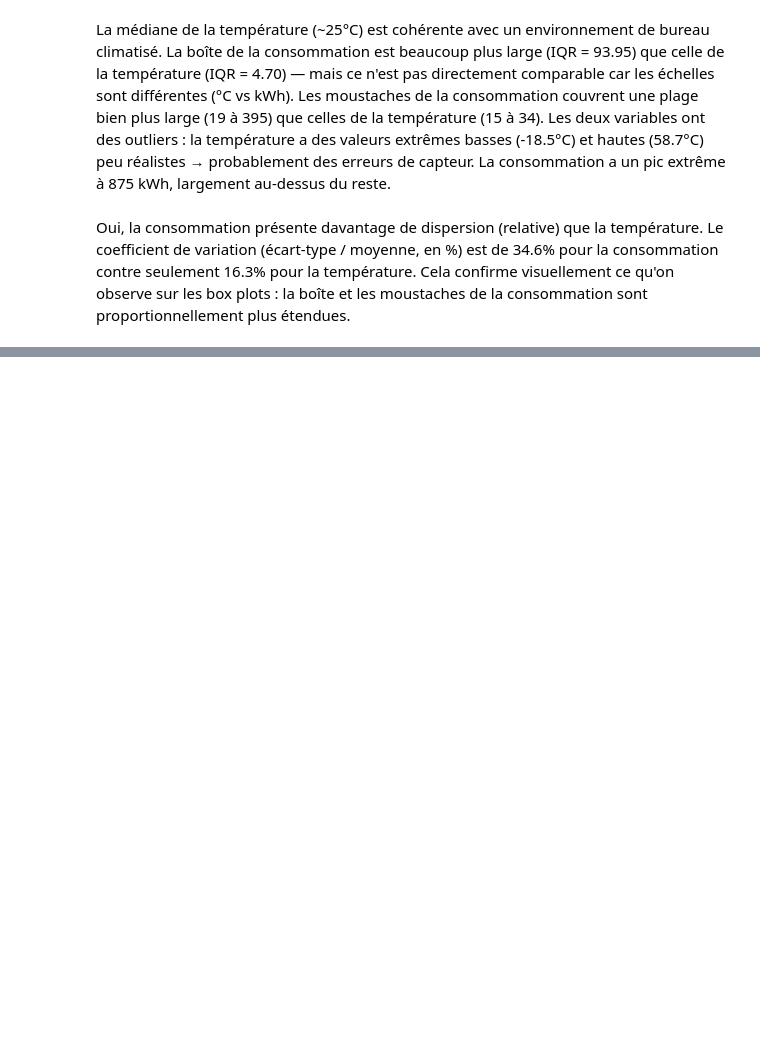
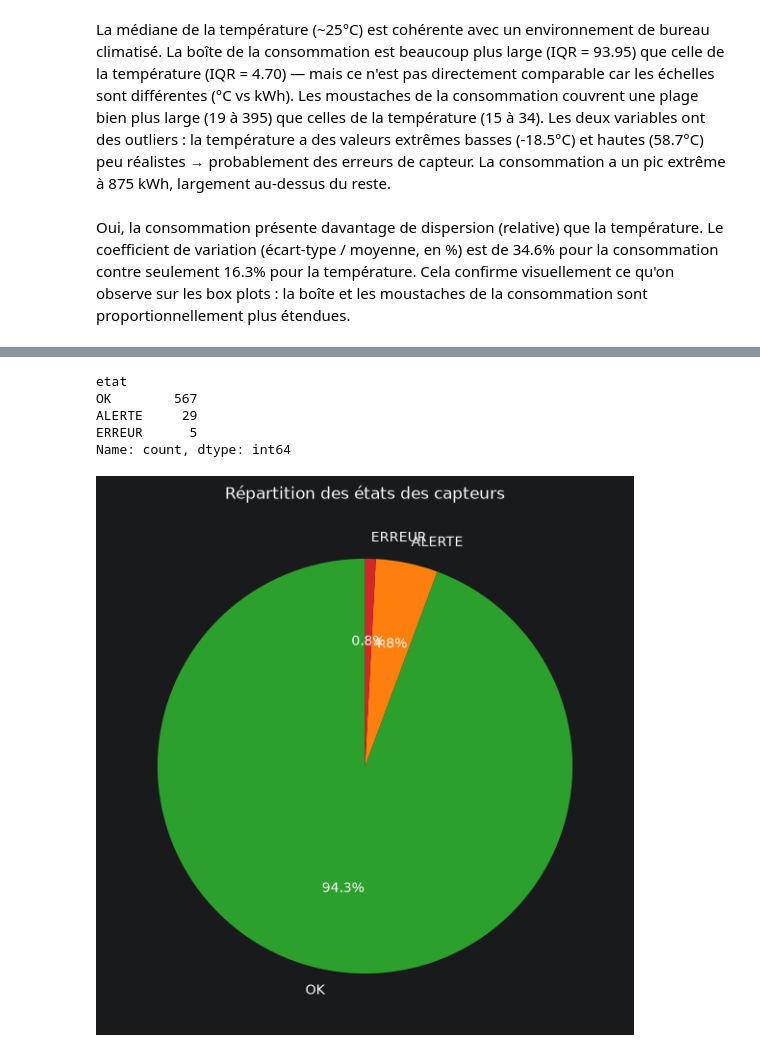
Before and after one commit to Abdouaziz2/atelier_matplotlib_iot, a Jupyter notebook: notebooks/atelier_matplotlib_iot.ipynb, the cells around one changed output, grey strips where cells are left out. Drawn from its saved outputs; the diff is of its cells as text; code cells hidden in the pictures; blank space fills up the shorter version.

```diff
--- a/notebooks/atelier_matplotlib_iot.ipynb
+++ b/notebooks/atelier_matplotlib_iot.ipynb
@@ -369,0 +418,32 @@ Oui, la consommation présente davantage de dispersion (relative) que la tempér
+# %%
+# ===== COMPTAGE DES ETATS =====
+# value_counts() compte combien de fois chaque état apparaît dans la colonne "etat"
+# Rappel : on avait vu 4 valeurs manquantes (NaN) dans cette colonne à la vérification
+etats = df["etat"].value_counts()
+
+# ===== VERIFICATION =====
+print(etats)
+
+# ===== CREATION DE LA FIGURE =====
+plt.figure(figsize=(7, 7))
+
+# ===== TRACE DU DIAGRAMME CIRCULAIRE =====
+plt.pie(
+    etats.values,                     # les valeurs (nombre de capteurs par état)
+    labels=etats.index,               # les noms affichés (OK, ALERTE, ERREUR)
+    autopct="%1.1f%%",                # affiche le pourcentage avec 1 décimale sur chaque part
+    colors=["tab:green", "tab:orange", "tab:red"],  # vert=OK, orange=ALERTE, rouge=ERREUR
+    startangle=90                     # démarre le premier segment à midi (visuellement plus lisible)
+)
+
+# ===== HABILLAGE =====
+plt.title("Répartition des états des capteurs")
+
+plt.show()
+# %% [output]
+etat
+OK        567
+ALERTE     29
+ERREUR      5
+Name: count, dtype: int64
+[figure, added]
```
Also changed, not shown: parts of 12 cells of this notebook, 2 other files.
